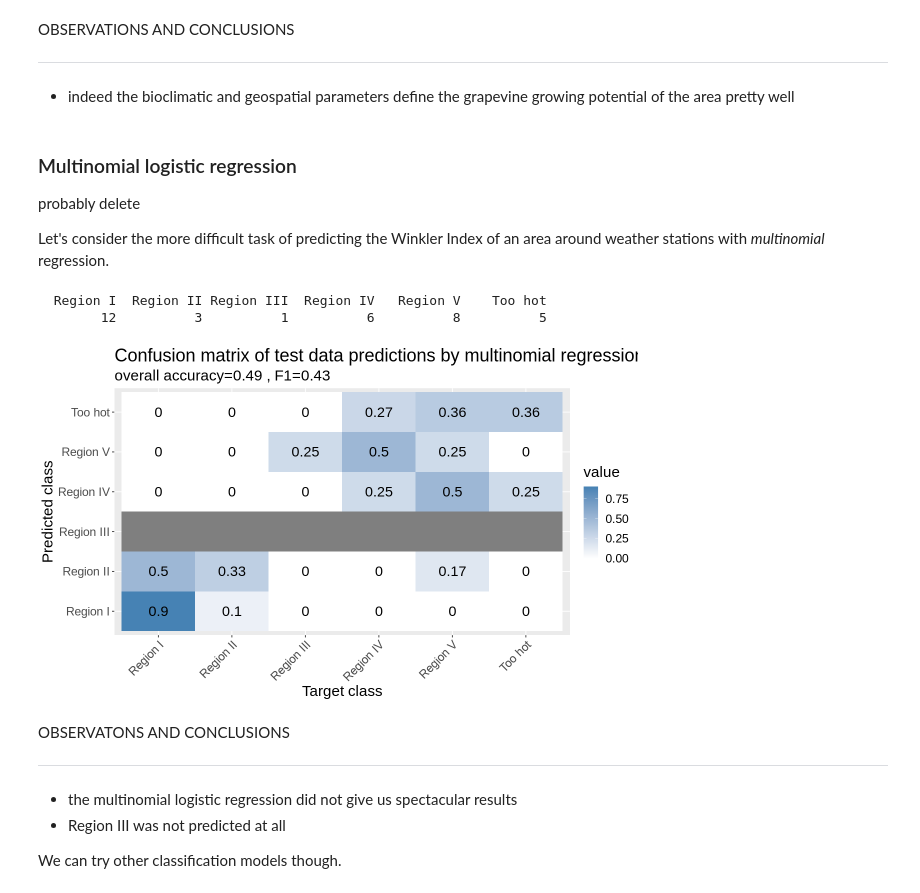
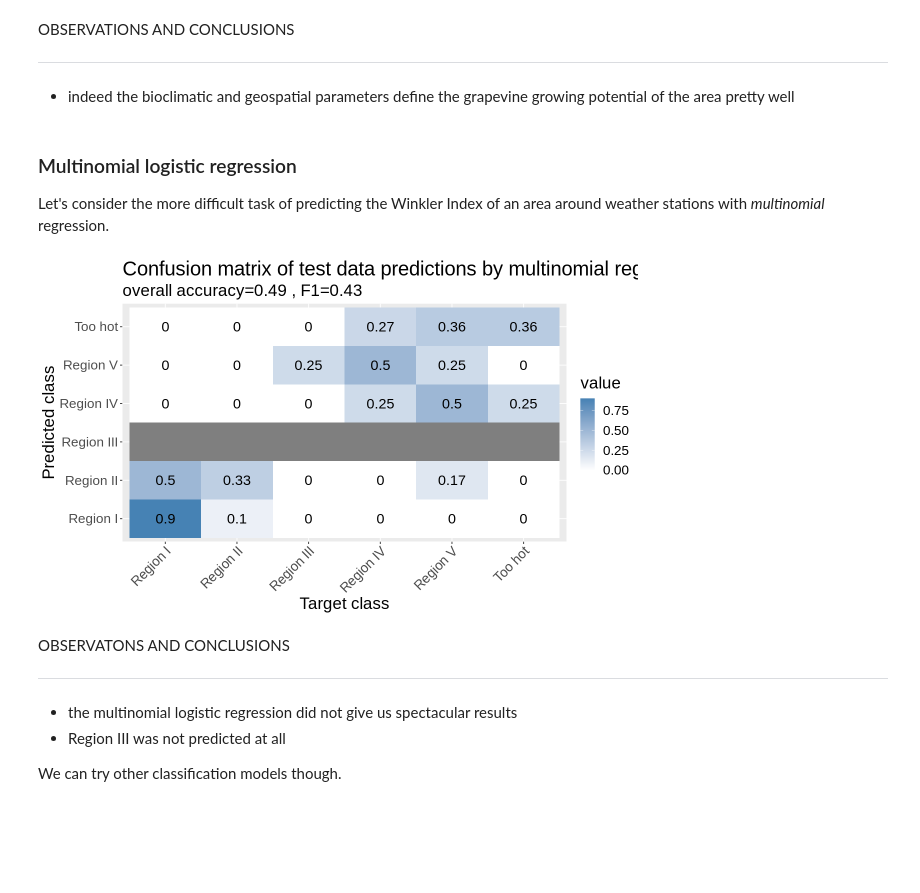
Before and after one commit to Wimmics/kgstat, a Jupyter notebook: KG_and_Classification_R.ipynb, the cells around one changed output. Saved outputs shown, nothing was run; the diff lists cells and outputs as text; code cells hidden in the pictures; blank space fills up the shorter version.

```diff
--- a/KG_and_Classification_R.ipynb
+++ b/KG_and_Classification_R.ipynb
@@ -533,7 +533,8 @@ namespaces <- c(rdf= "http://www.w3.org/1999/02/22-rdf-syntax-ns#",
                 wekg= "http://ns.inria.fr/meteo/weatherstation/")
 
 # read the file into rdf object
-grapevines.rdf <- rdf_parse("https://raw.githubusercontent.com/AnnaBobasheva/KG-R/main/data/grapevines.ttl",
+grapevines.rdf <- rdf_parse("https://raw.githubusercontent.com/AnnaBobasheva/KG-R/main/data/grapevines.ttl"
+                            #"https://raw.githubusercontent.com/Wimmics/kgstat/main/data/grapevines.ttl",
                             format="turtle")
 # %%
 # query the rdf object as we would query an endpoint
@@ -545,11 +546,11 @@ WHERE { ?cepage vin:locatedIn ?station;
                 vin:madeIntoWine ?type. }
 '
 
-vins <- rdf_query(grapevines.rdf, sparql_rouges, data.frame=TRUE)
+vins <- rdf_query(grapevines.rdf, query_grapevines, data.frame=TRUE)
 
 # rdflib does not provide functionaluty to subtitute namespaces with prefixes
 vins$cepage <- sub(namespaces["vin"], "", vins$cepage)
 vins$type   <- sub(namespaces["vin"], "", vins$type)
 
-#table(vins$cepage)
-#table(vins$type)
+table(vins$cepage)
+table(vins$type)
@@ -575,8 +585,9 @@ GDD_rainfall.wine.cls$class_bin <- ifelse(GDD_rainfall.wine.cls$cepage_rouge ==
 GDD_rainfall.wine.cls$winkler_class <- factor(GDD_rainfall.wine.cls$winkler_class)
 # %%
 # split dataset reserving the last year of the dataset for testing
-train <- GDD_rainfall.wine.cls[GDD_rainfall.wine.cls$year <  2021 , ]
-test  <- GDD_rainfall.wine.cls[GDD_rainfall.wine.cls$year == 2021,  ]
+last_year <- max(GDD_rainfall.wine.cls$year)
+train <- GDD_rainfall.wine.cls[GDD_rainfall.wine.cls$year <  last_year , ]
+test  <- GDD_rainfall.wine.cls[GDD_rainfall.wine.cls$year == last_year , ]
 # %% [markdown]
 ### Logistic Regression
 
@@ -635,7 +647,6 @@ OBSERVATIONS AND CONCLUSIONS
 - indeed the bioclimatic and geospatial parameters define the grapevine growing potential of the area pretty well
 # %% [markdown]
 ### Multinomial logistic regression
-probably delete
 
 Let's consider the more difficult task of predicting the Winkler Index of an area around weather stations with *multinomial* regression.
 # %%
@@ -651,35 +662,32 @@ multinomial_LR <- train(winkler_class ~ ., data = train.mult,
 # %%
 options(repr.plot.width = 10)
 options(repr.plot.height = 6)
 
 # Make predictions on the test set
 predictions <- predict(multinomial_LR , test.mult)
 
 # Evaluate the model's performance
 confusion_matrix  <- confusionMatrix(predictions, test.mult$winkler_class, mode = "prec_recall")
 normalized_matrix <- confusion_matrix$table / rowSums(confusion_matrix$table)
 
-table(test.mult$winkler_class)
-
+# Plot the confusion matrix
 ggplot(melt(normalized_matrix), aes(x=Reference , y=Prediction, fill=value)) +
   geom_tile() +
   geom_text(aes(label=round(value, 2) ), size=6) +
 
-  theme(text = element_text(size = 18),
+  theme(text = element_text(size = 20),
         axis.text.x=element_text(angle=45, hjust=1)) +
 
   scale_fill_gradient(low="white", high="steelblue") +
 
   labs(title="Confusion matrix of test data predictions by multinomial regression ",
        subtitle = sprintf("overall accuracy=%.2f , F1=%.2f",
                           confusion_matrix$overall["Accuracy"],
                           mean(confusion_matrix$byClass[, "F1"], na.rm=TRUE)),
        x="Target class",
        y="Predicted class" )
 # %% [output]
-  Region I  Region II Region III  Region IV   Region V    Too hot
-        12          3          1          6          8          5
-[figure, old version]
+[figure, new version]
 # %% [markdown]
 OBSERVATONS AND CONCLUSIONS
 
```
Also changed, not shown: parts of 11 cells of this notebook.
